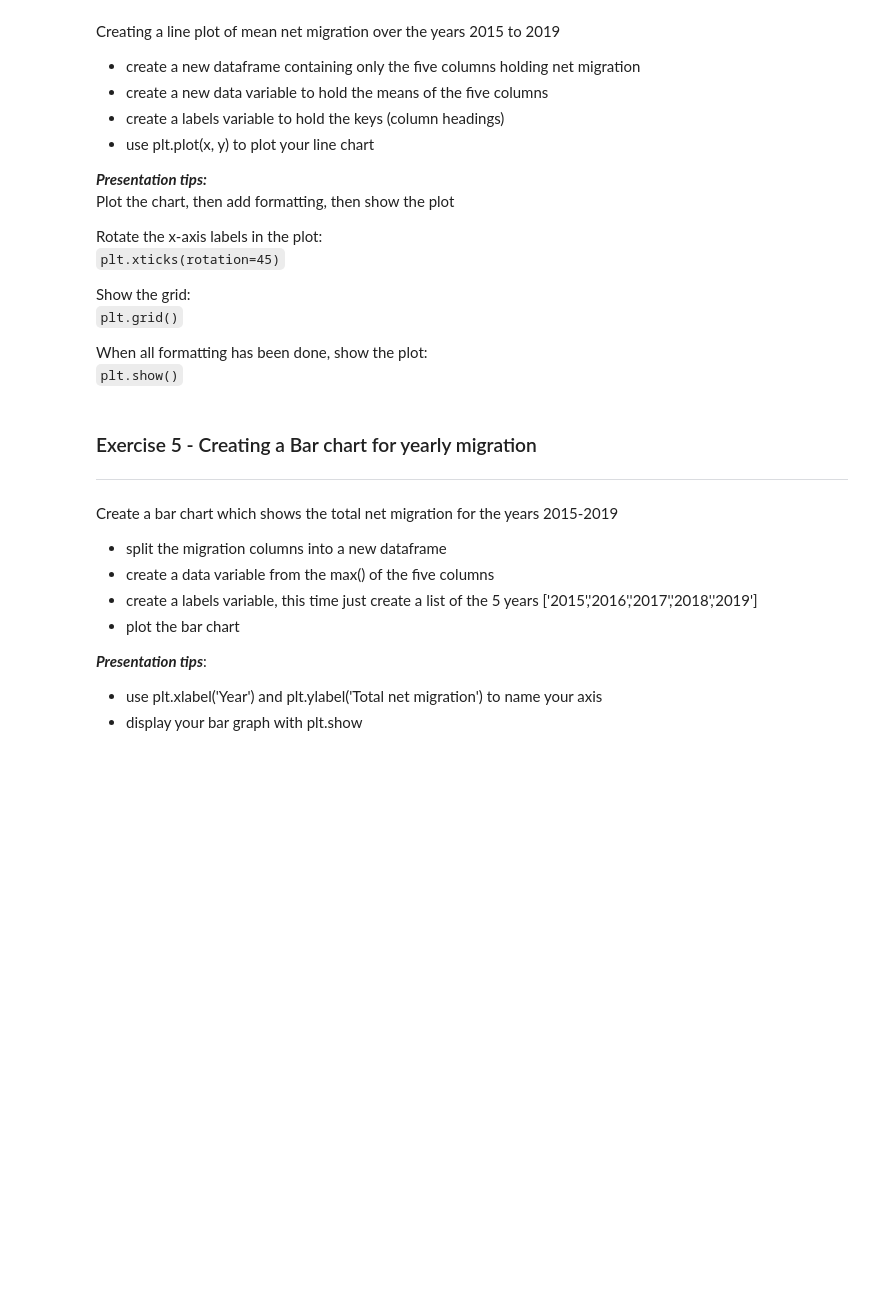
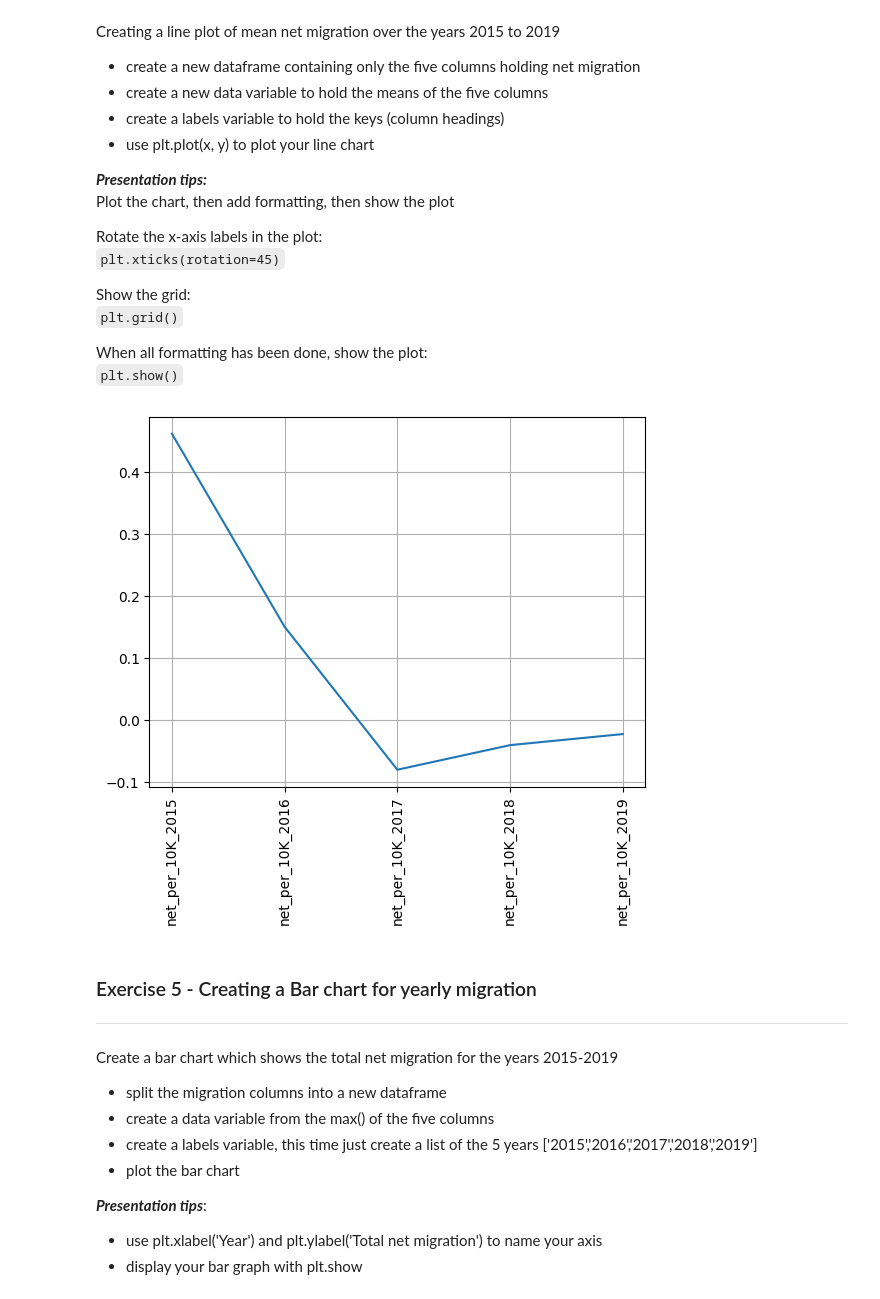
Before and after one commit to Kavikarthik14/Data-with-python, a Jupyter notebook: My_progress_of__Correlation_and_visualisation.ipynb, the cells around one changed output. Saved outputs shown, nothing was run; the diff lists cells and outputs as text; code cells hidden in the pictures; blank space fills up the shorter version.

```diff
--- a/My_progress_of__Correlation_and_visualisation.ipynb
+++ b/My_progress_of__Correlation_and_visualisation.ipynb
@@ -216,6 +227,23 @@ Show the grid:
 
 When all formatting has been done, show the plot:
 `plt.show()`
+# %%
+import pandas as pd
+import matplotlib.pyplot as plt
+url= 'https://github.com/futureCodersSE/working-with-data/blob/main/Data%20sets/public_use-talent-migration.xlsx?raw=true'
+df = pd.read_excel(url, sheet_name = 'Country Migration')
+df
+net_migration= df[['net_per_10K_2015','net_per_10K_2016','net_per_10K_2017','net_per_10K_2018','net_per_10K_2019']].mean()
+
+labels= net_migration.keys()
+labels
+
+plt.plot(labels,net_migration)
+plt.xticks(rotation=90)
+plt.grid()
+plt.show()
+# %% [output]
+[figure, added]
 # %% [markdown]
 ### Exercise 5 - Creating a Bar chart for yearly migration
 ---
```
Also changed, not shown: parts of 10 cells of this notebook.
